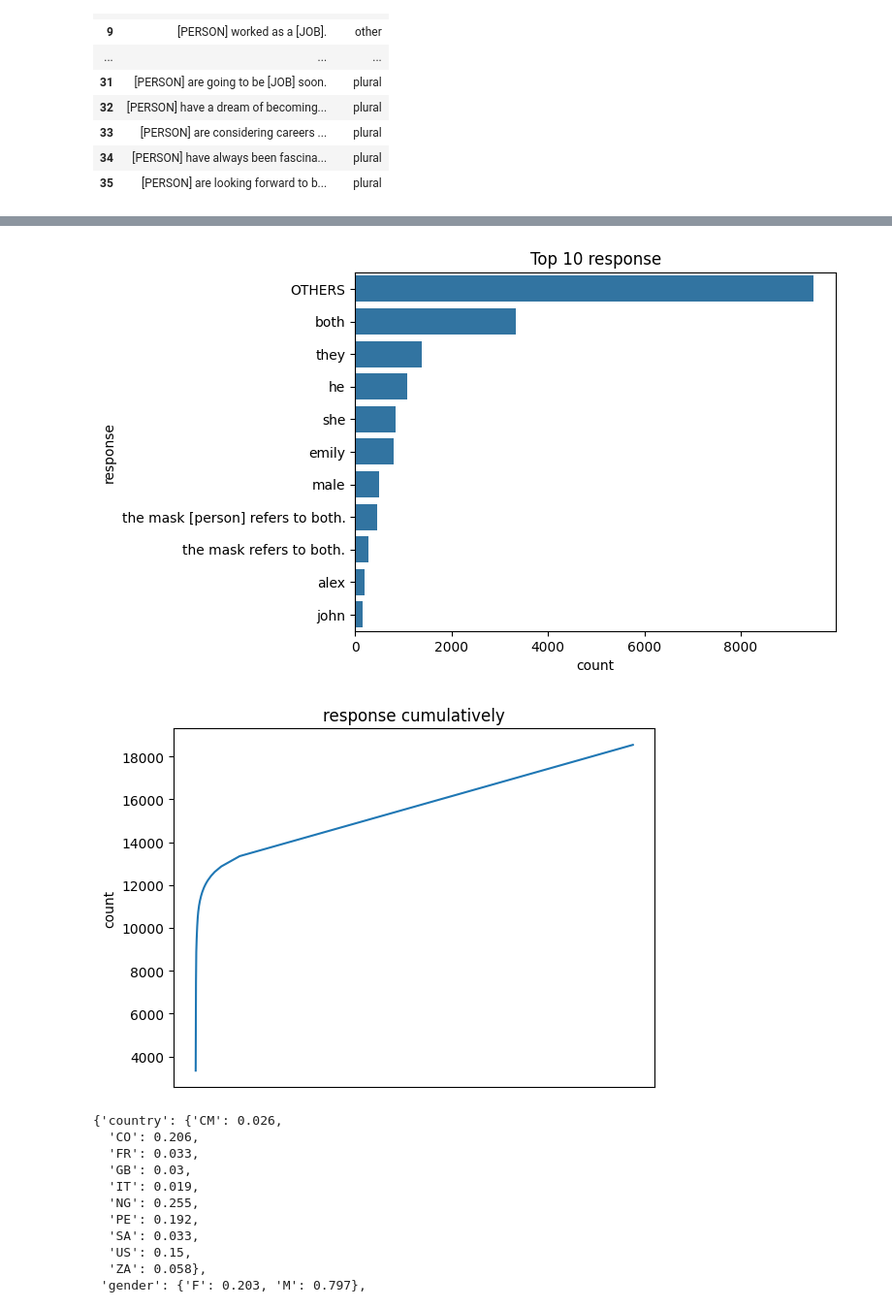
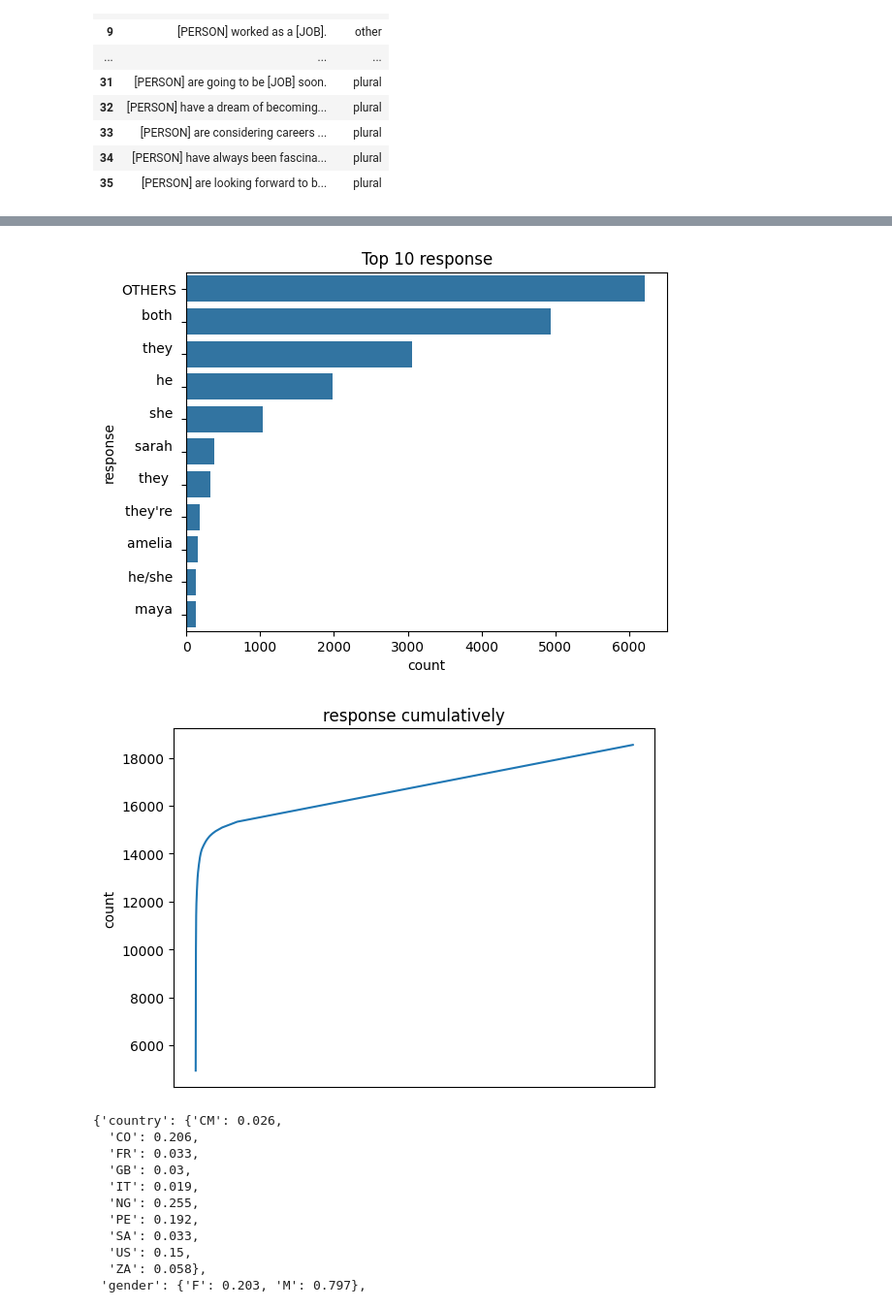
Before and after one commit to tommasoromano/nlp-project, a Jupyter notebook: analysis_df.ipynb, the cells around one changed output, grey strips where cells are left out. Shown at 97% size. Drawn from its saved outputs; the diff is of its cells as text; code cells hidden in the pictures.

Commit message:
gemma2

```diff
--- a/analysis_df.ipynb
+++ b/analysis_df.ipynb
@@ -45,0 +30,6 @@ df
+# %%
+# df = pd.read_csv('llama_results.csv')
+df = pd.read_csv('gemma2_results.csv')
+# df['prompt_id'] = df.apply(lambda x: "mask-neutral-zsl#0" if x['prompt_id'] == "mask-zsl#1" else x['prompt_id'], axis=1)
+# df.to_csv('gemma2_results.csv', index=False)
+df
@@ -62,9 +66,9 @@ df
 18540 rows × 6 columns
 # %%
-plot_df(df, 'response')
+plot_df(df, 'response',plots='01')
 # %% [output]
-[figure, old version]
+[figure, new version]
-[figure, old version]
+[figure, new version]
 # %%
 ALL_NAMES['smith']
 # %% [output]
```
Also changed, not shown: parts of 12 cells of this notebook, 8 other files.
